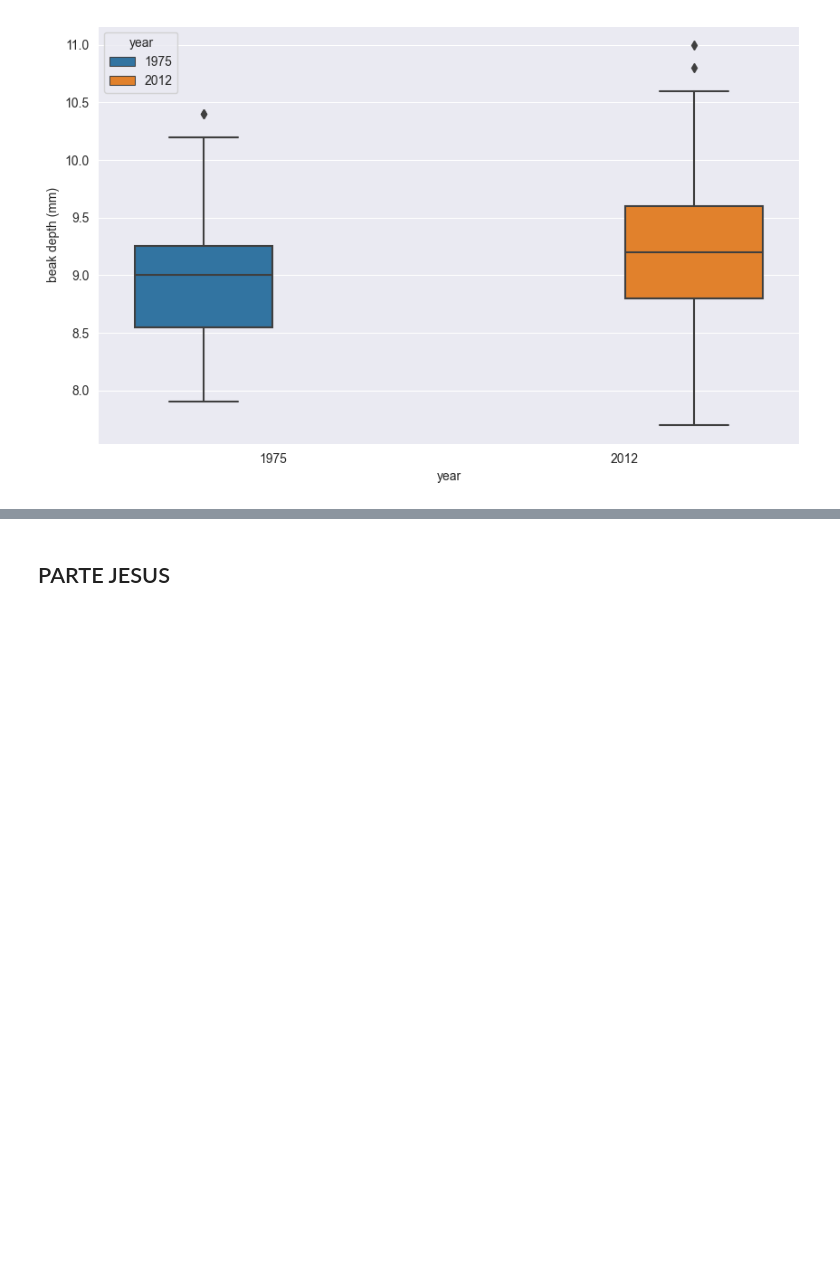
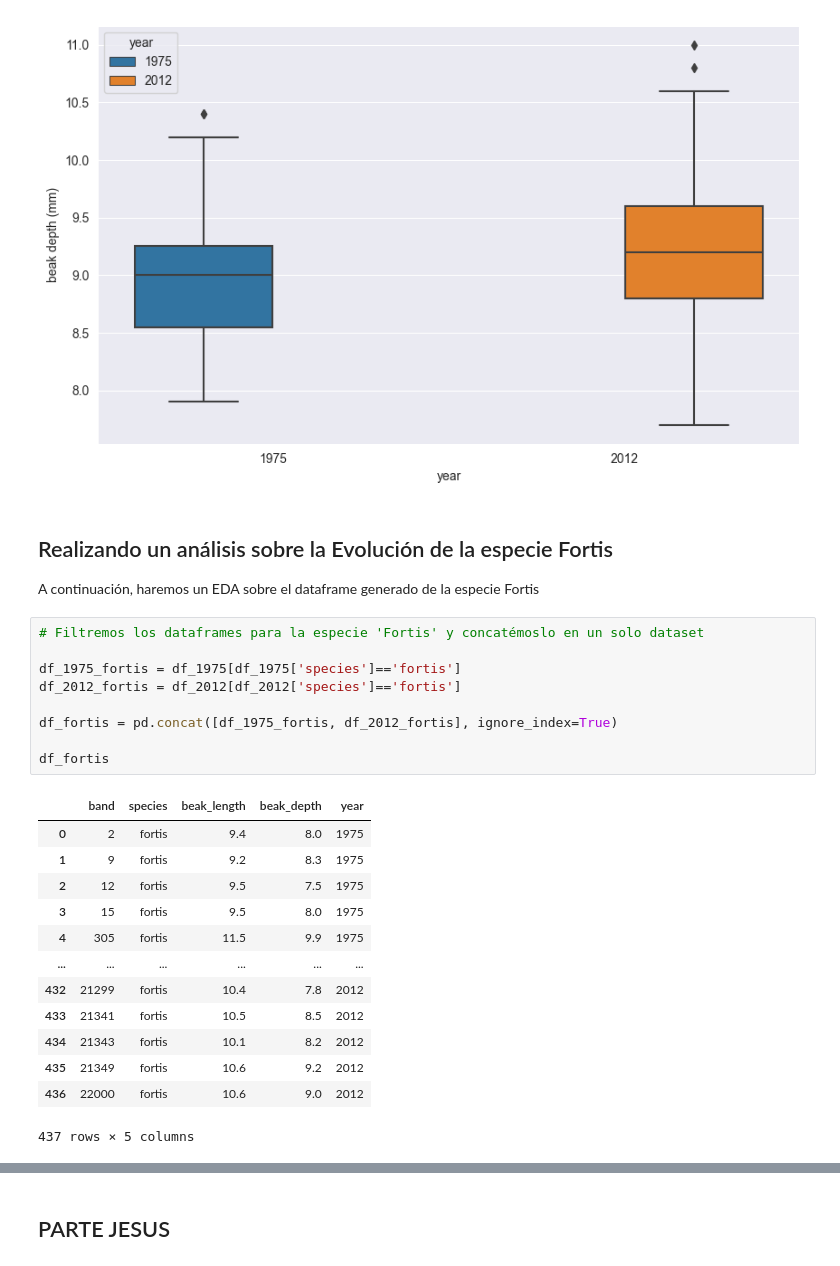
Before and after one commit to jmartingv/proyecto-probstats-mcd, a Jupyter notebook: proyecto.ipynb, the cells around one changed output, grey strips where cells are left out. Cells and saved outputs as stored; diff of their text form; blank space fills up the shorter version.

```diff
--- a/proyecto.ipynb
+++ b/proyecto.ipynb
@@ -263,3 +263,30 @@ plt.ylabel('beak depth (mm)')
 plt.show()
 # %% [output]
 [figure]
+# %% [markdown]
+## Realizando un análisis sobre la Evolución de la especie Fortis
+
+A continuación, haremos un EDA sobre el dataframe generado de la especie Fortis
+# %%
+# Filtremos los dataframes para la especie 'Fortis' y concatémoslo en un solo dataset
+
+df_1975_fortis = df_1975[df_1975['species']=='fortis']
+df_2012_fortis = df_2012[df_2012['species']=='fortis']
+
+df_fortis = pd.concat([df_1975_fortis, df_2012_fortis], ignore_index=True)
+
+df_fortis
+# %% [output]
+|  | band | species | beak_length | beak_depth | year |
+| 0 | 2 | fortis | 9.4 | 8.0 | 1975 |
+| 1 | 9 | fortis | 9.2 | 8.3 | 1975 |
+| 2 | 12 | fortis | 9.5 | 7.5 | 1975 |
+| 3 | 15 | fortis | 9.5 | 8.0 | 1975 |
+| 4 | 305 | fortis | 11.5 | 9.9 | 1975 |
+| ... | ... | ... | ... | ... | ... |
+| 432 | 21299 | fortis | 10.4 | 7.8 | 2012 |
+| 433 | 21341 | fortis | 10.5 | 8.5 | 2012 |
+| 434 | 21343 | fortis | 10.1 | 8.2 | 2012 |
+| 435 | 21349 | fortis | 10.6 | 9.2 | 2012 |
+| 436 | 22000 | fortis | 10.6 | 9.0 | 2012 |
+437 rows × 5 columns
```
Also changed, not shown: parts of 10 cells of this notebook.
